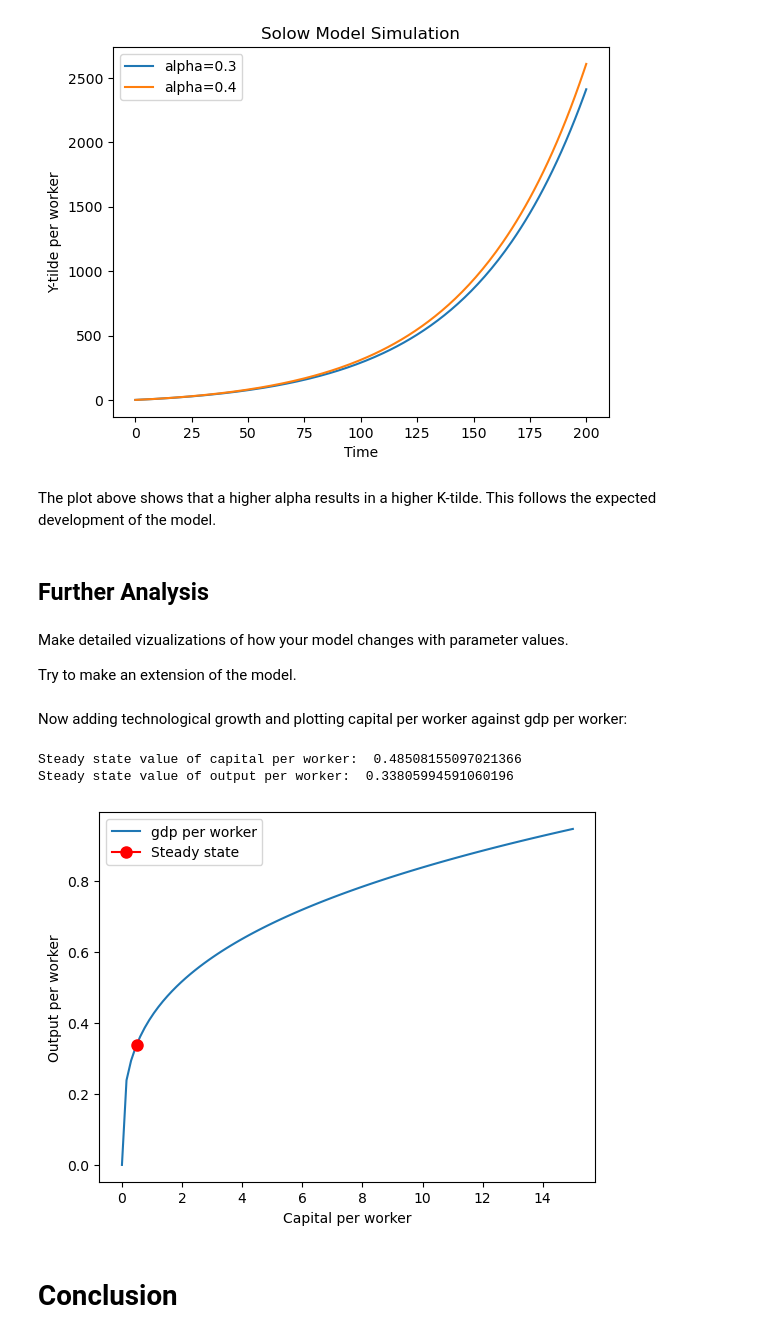
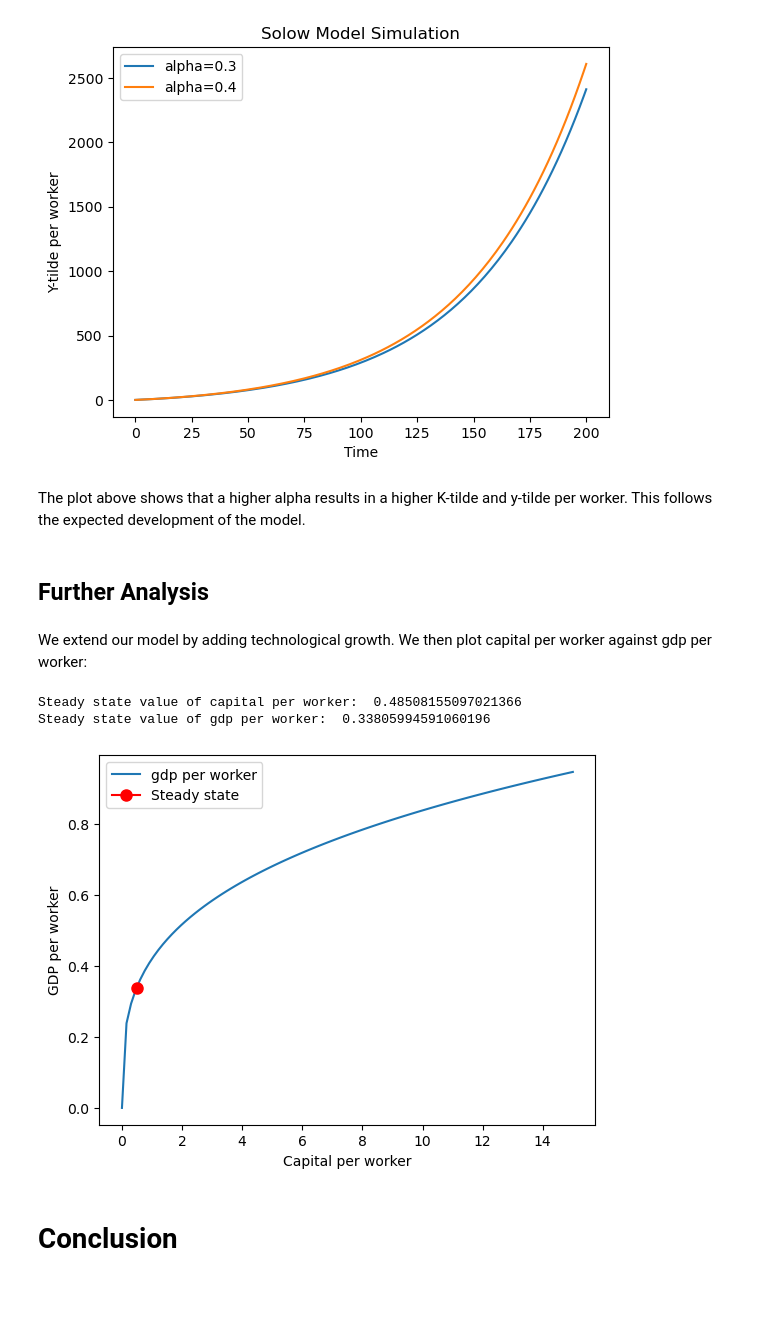
Before and after one commit to NumEconCopenhagen/projects-2023-rvcode, a Jupyter notebook: modelproject/modelproject.ipynb, the cells around one changed output. Saved outputs shown, nothing was run; the diff lists cells and outputs as text; code cells hidden in the pictures; blank space fills up the shorter version.

```diff
--- a/modelproject/modelproject.ipynb
+++ b/modelproject/modelproject.ipynb
@@ -454,52 +340,48 @@ plt.show()
 [figure]
 [figure]
 # %% [markdown]
-The plot above shows that a higher alpha results in a higher K-tilde. This follows the expected development of the model.
+The plot above shows that a higher alpha results in a higher K-tilde and y-tilde per worker. This follows the expected development of the model.
 # %% [markdown]
 ## Further Analysis
-# %% [markdown]
-Make detailed vizualizations of how your model changes with parameter values.
-
-Try to make an extension of the model.
 # %% [markdown]
-Now adding technological growth and plotting capital per worker against gdp per worker:
+We extend our model by adding technological growth. We then plot capital per worker against gdp per worker:
 # %%
-# Function to calculate the steady state value of capital per worker
+# We look at the function to calculate the steady state value of capital per worker
 def k_star(s, alpha, delta, n, g):
     return ((s/(n+g+delta))**(1/(1-alpha))) * ((n+g+delta)/alpha)
 
-# Function to calculate the steady state value of output per worker
+# We now do the same for a function that calculates the steady state value of output per worker
 def y_star(s, alpha, delta, n, g):
     return k_star(s, alpha, delta, n, g)**alpha * (n+g+delta)
 
-# Parameter values
+# We define the parameters for the model
 alpha = 0.3
 phi = 0.2
 s = 0.2
 delta = 0.1
 n = 0.02
 g = 0.3
 
-# Calculate steady state values
+# We then calculate the steady state values for K and Y with technological growth.
 k_star_val = k_star(s, alpha, delta, n, g)
 y_star_val = y_star(s, alpha, delta, n, g)
 
-# Print steady state values
+# We print the steady state values below.
 print("Steady state value of capital per worker: ", k_star_val)
-print("Steady state value of output per worker: ", y_star_val)
+print("Steady state value of gdp per worker: ", y_star_val)
 
 # Plot the Solow diagram
 k_vals = np.linspace(0, 15, 100)
 y_vals = k_vals**alpha * (n+g+delta)
 plt.plot(k_vals, y_vals, label="gdp per worker")
 plt.plot([k_star_val], [y_star_val], marker='o', markersize=8, color="red", label="Steady state")
 plt.xlabel("Capital per worker")
-plt.ylabel("Output per worker")
+plt.ylabel("GDP per worker")
 plt.legend()
 plt.show()
 # %% [output]
 Steady state value of capital per worker:  0.48508155097021366
-Steady state value of output per worker:  0.33805994591060196
+Steady state value of gdp per worker:  0.33805994591060196
-[figure, old version]
+[figure, new version]
 # %% [markdown]
 # Conclusion
```
Also changed, not shown: parts of 21 cells of this notebook, 7 other files.
